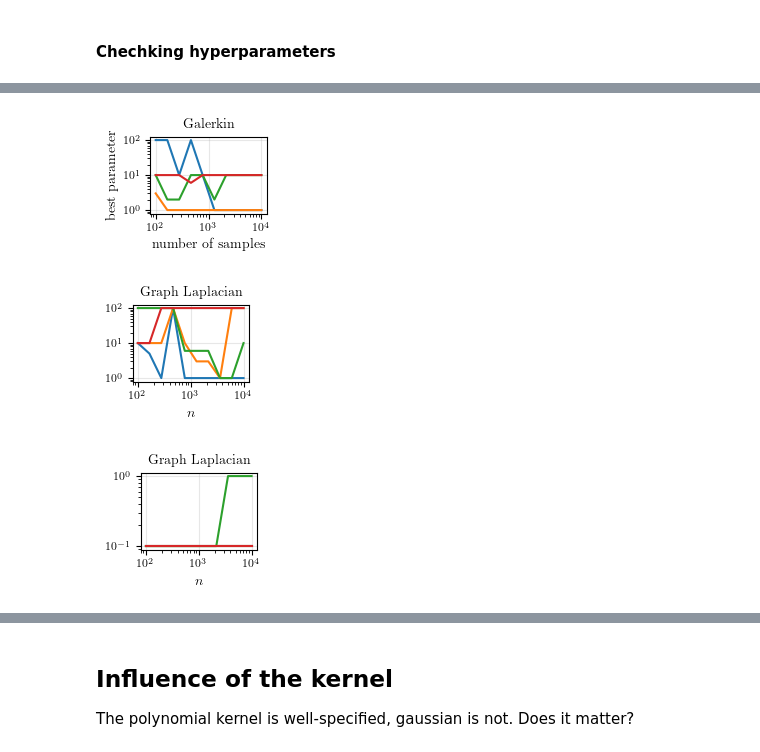
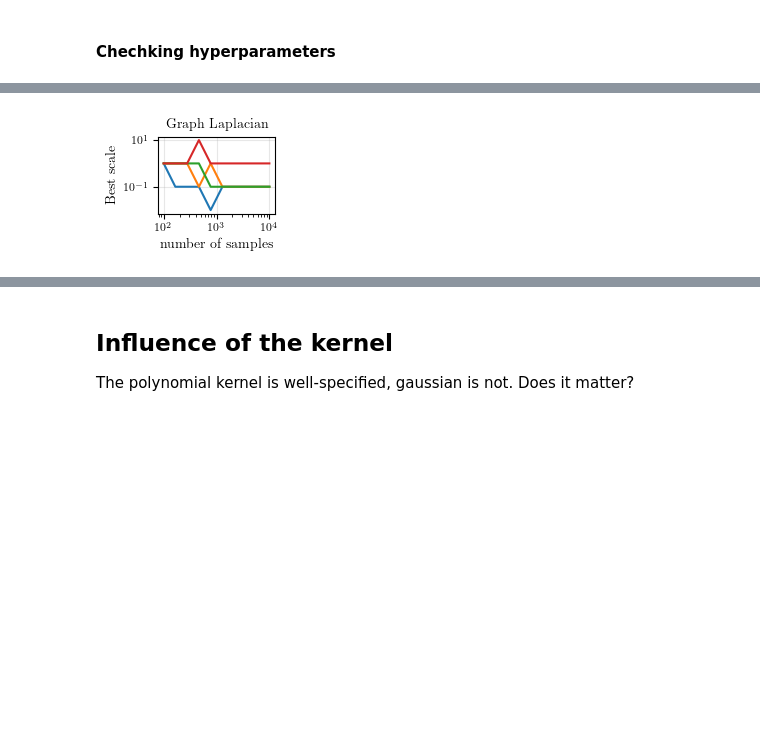
Before and after one commit to VivienCabannes/laplacian, a Jupyter notebook: grid/grid_res.ipynb, the cells around one changed output, grey strips where cells are left out. Saved outputs shown, nothing was run; the diff lists cells and outputs as text; code cells hidden in the pictures; blank space fills up the shorter version.

```diff
--- a/grid/grid_res.ipynb
+++ b/grid/grid_res.ipynb
@@ -87,6 +79,9 @@ A value is trying to be set on a copy of a slice from a DataFrame
 See the caveats in the documentation: https://pandas.pydata.org/pandas-docs/stable/user_guide/indexing.html#returning-a-view-versus-a-copy
   all_runs['error'][all_runs['graph_laplacian'] != 0] = all_runs['my_error'][all_runs['graph_laplacian'] != 0]
 # %%
+# names = ['galerkin', 'graph_laplacian', 'graph_laplacian_special']
+names = ['galerkin', 'graph_laplacian']
+
 # average error over runs
 galerkin = get_average('galerkin', all_runs)
 graph_lap = get_average('graph_laplacian', all_runs)
@@ -170,5 +192,5 @@ for name in ['galerkin', 'graph_laplacian', 'graph_laplacian_special']:
 # %%
-for name in ['galerkin', 'graph_laplacian', 'graph_laplacian_special']:
+for name in names:
     if name == 'galerkin':
         df = galerkin_best
     elif name == 'graph_laplacian':
@@ -180,16 +202,15 @@ for name in ['galerkin', 'graph_laplacian', 'graph_laplacian_special']:
     leg = []
     for d in [3, 5, 11, 19]:
         tmp = df[df.d == d]
-        a, = ax.plot(tmp.n.values, tmp.p.values)
-        ax.loglog()
+        a, = ax.plot(tmp.n.values, tmp.kernel_param.values)
         leg.append(a)
     if name == 'galerkin':
-        ax.set_xlabel('number of samples', fontsize=10)
-        ax.set_ylabel('best $p$', fontsize=10)
+        ax.set_ylabel('Best parameter', fontsize=10)
         ax.set_title('Galerkin', fontsize=10)
     else:
-        ax.set_xlabel('$n$', fontsize=10)
         ax.set_title('Graph Laplacian', fontsize=10)
+    ax.loglog()
+    ax.set_xlabel('number of samples', fontsize=10)
     ax.grid(alpha=.3)
-    # fig.savefig(f'{name}_p_varying_d.pdf', bbox_inches='tight')
+    fig.savefig(f'{name}_best_param_varying_d.pdf', bbox_inches='tight')
 # %% [output]
@@ -199,29 +219,21 @@ for name in ['galerkin', 'graph_laplacian', 'graph_laplacian_special']:
 # %%
-for name in ['galerkin', 'graph_laplacian', 'graph_laplacian_special']:
-    if name == 'galerkin':
-        df = galerkin_best
-    elif name == 'graph_laplacian':
+for name in ['graph_laplacian']:
+    if name == 'graph_laplacian':
         df = graph_lap_best
     elif name == 'graph_laplacian_special':
         df = graph_lap_special_best
 
     fig, ax = plt.subplots(1, 1, figsize=(1.5, 1))
     leg = []
     for d in [3, 5, 11, 19]:
         tmp = df[df.d == d]
-        a, = ax.plot(tmp.n.values, tmp.kernel_param.values)
-        ax.loglog()
+        a, = ax.plot(tmp.n.values, tmp.graph_laplacian.values)
         leg.append(a)
-    if name == 'galerkin':
-        ax.set_xlabel('number of samples', fontsize=10)
-        ax.set_ylabel('best parameter', fontsize=10)
-        ax.set_title('Galerkin', fontsize=10)
-    else:
-        ax.set_xlabel('$n$', fontsize=10)
-        ax.set_title('Graph Laplacian', fontsize=10)
+    ax.loglog()
+    ax.set_xlabel('number of samples', fontsize=10)
+    ax.set_title('Graph Laplacian', fontsize=10)
+    ax.set_ylabel('Best scale', fontsize=10)
     ax.grid(alpha=.3)
-    # fig.savefig(f'{name}_param_varying_d.pdf', bbox_inches='tight')
+    # fig.savefig(f'{name}_best_scale_varying_d.pdf', bbox_inches='tight')
 # %% [output]
-[figure, old version]
+[figure, new version]
-[figure, removed]
-[figure, removed]
```
Also changed, not shown: parts of 19 cells of this notebook, 8 other files.
